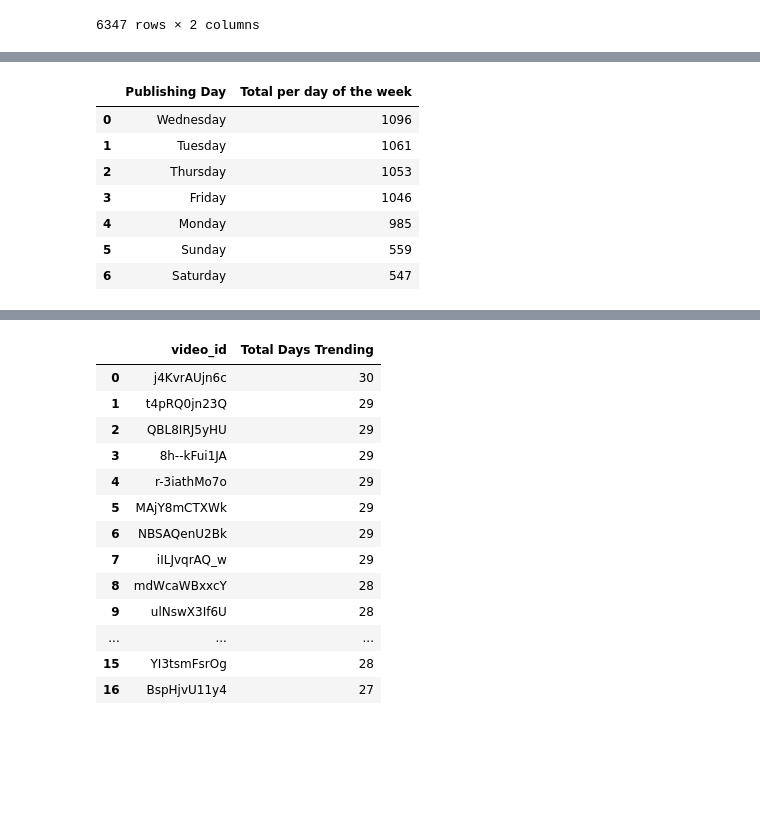
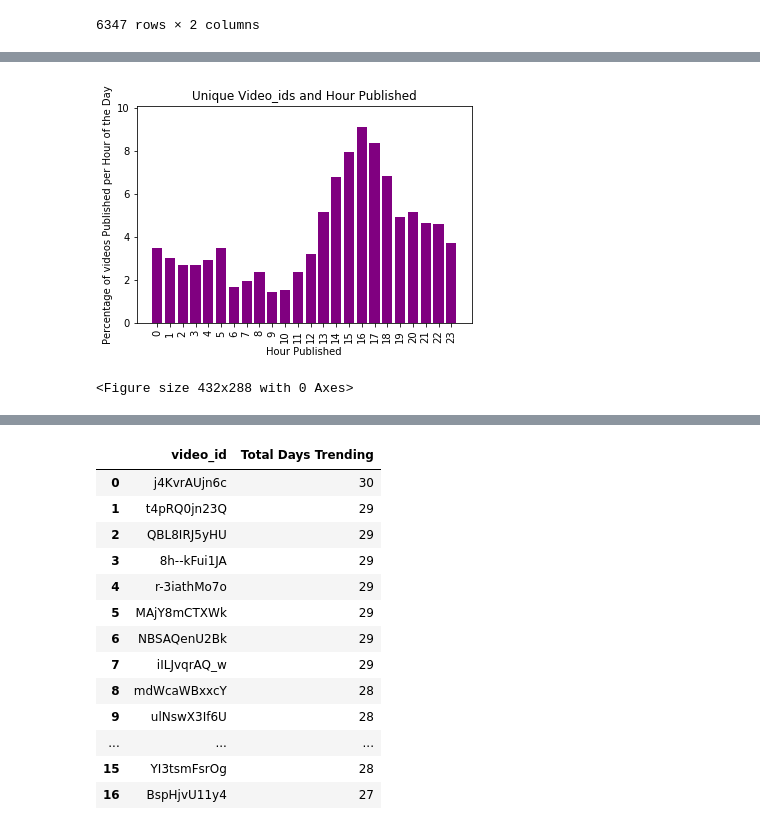
Before and after one commit to kimco2/project_1_misison_youtube, a Jupyter notebook: US_youtube_release_time_day.ipynb, the cells around one changed output, grey strips where cells are left out. Saved outputs shown, nothing was run; the diff lists cells and outputs as text; code cells hidden in the pictures; blank space fills up the shorter version.

```diff
--- a/US_youtube_release_time_day.ipynb
+++ b/US_youtube_release_time_day.ipynb
@@ -135,6 +132,5 @@ Call it publish_time
 # %%
-# time_count = video_id_publish_time_day_df["publish_time"].value_counts()
-# time_count_df = pd.DataFrame(time_count)
-# time_count_df = time_count_df.reset_index()
-# time_count_df.columns = ["Publishing Time","Total per Time of Day"]
-# time_count_df
+time_count = video_id_publish_time_day_df["publish_hour"].value_counts()
+time_count_df = pd.DataFrame(time_count)
+time_count_df = time_count_df.reset_index()
+time_count_df.columns = ["Publishing Hour","Total per Hour of Day"]
@@ -140,0 +143,6 @@ Call it publish_time
+# %%
+sorted_time_count_df=time_count_df.sort_values(by=["Publishing Hour"],ascending=True)
+# %%
+percent_hour_count = (sorted_time_count_df["Total per Hour of Day"]/6347)*100
+sorted_time_count_df["Percentage of videos per Hour of the Day"] = percent_hour_count
+sorted_time_count_df.round({"Percentage of videos per Hour of the Day":2})
@@ -141,30 +167,23 @@ Call it publish_time
 # %%
 # time_count_df.to_csv("Fig1PublishTimeSummaryStatistics.csv", index = False, header=True)
 # %%
-# x_axis = time_count_df["Publishing Time"]
-# y_axis = time_count_df["Total per Time of Day"]
-# plt.bar(x_axis, y_axis, color='purple', align="center")
-# tick_locations = [value for value in x_axis]
-# plt.xticks(tick_locations, x_axis, rotation='vertical')
-# # plt.xlim(-0.75, len(days_20)-0.25)
-# # plt.ylim(0, max(day_count_20)+2)
-# plt.xlabel("Time Published")
-# plt.ylabel("Total per Time of Day")
-# plt.title("Unique Video_ids and Time Published")
-# plt.show()
-# plt.savefig("ImagesObj3/Fig1PublishTime.png", dpi=100)
+x_axis = sorted_time_count_df["Publishing Hour"]
+y_axis = sorted_time_count_df["Percentage of videos per Hour of the Day"]
+plt.bar(x_axis, y_axis, color='purple', align="center")
+tick_locations = [value for value in x_axis]
+plt.xticks(tick_locations, x_axis, rotation='vertical')
+# plt.xlim(-0.75, len(x_axis)-0.25)
+plt.ylim(0, max(y_axis)+1)
+plt.xlabel("Hour Published")
+plt.ylabel("Percentage of videos Published per Hour of the Day")
+plt.title("Unique Video_ids and Hour Published")
+plt.show()
+plt.savefig("ImagesObj3/Fig1PublishHour.png", dpi=100)
+# %% [output]
+[figure, added]
+<Figure size 432x288 with 0 Axes>
 # %%
 day_count = video_id_publish_time_day_df["publish_day"].value_counts()
 day_count_df = pd.DataFrame(day_count)
 day_count_df = day_count_df.reset_index()
 day_count_df.columns = ["Publishing Day","Total per day of the week"]
-day_count_df
-# %% [output]
-|  | Publishing Day | Total per day of the week |
-| 0 | Wednesday | 1096 |
-| 1 | Tuesday | 1061 |
-| 2 | Thursday | 1053 |
-| 3 | Friday | 1046 |
-| 4 | Monday | 985 |
-| 5 | Sunday | 559 |
-| 6 | Saturday | 547 |
```
Also changed, not shown: parts of 91 cells of this notebook, 7 other files.
